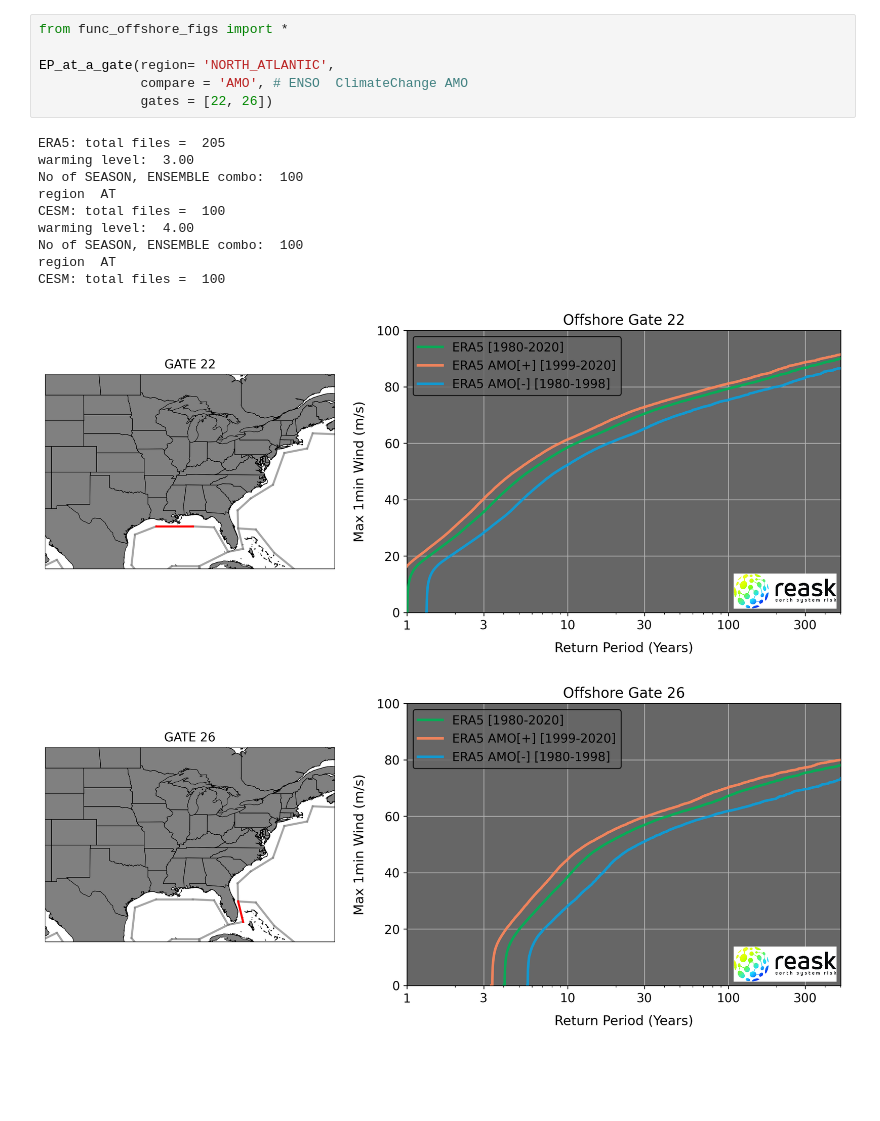
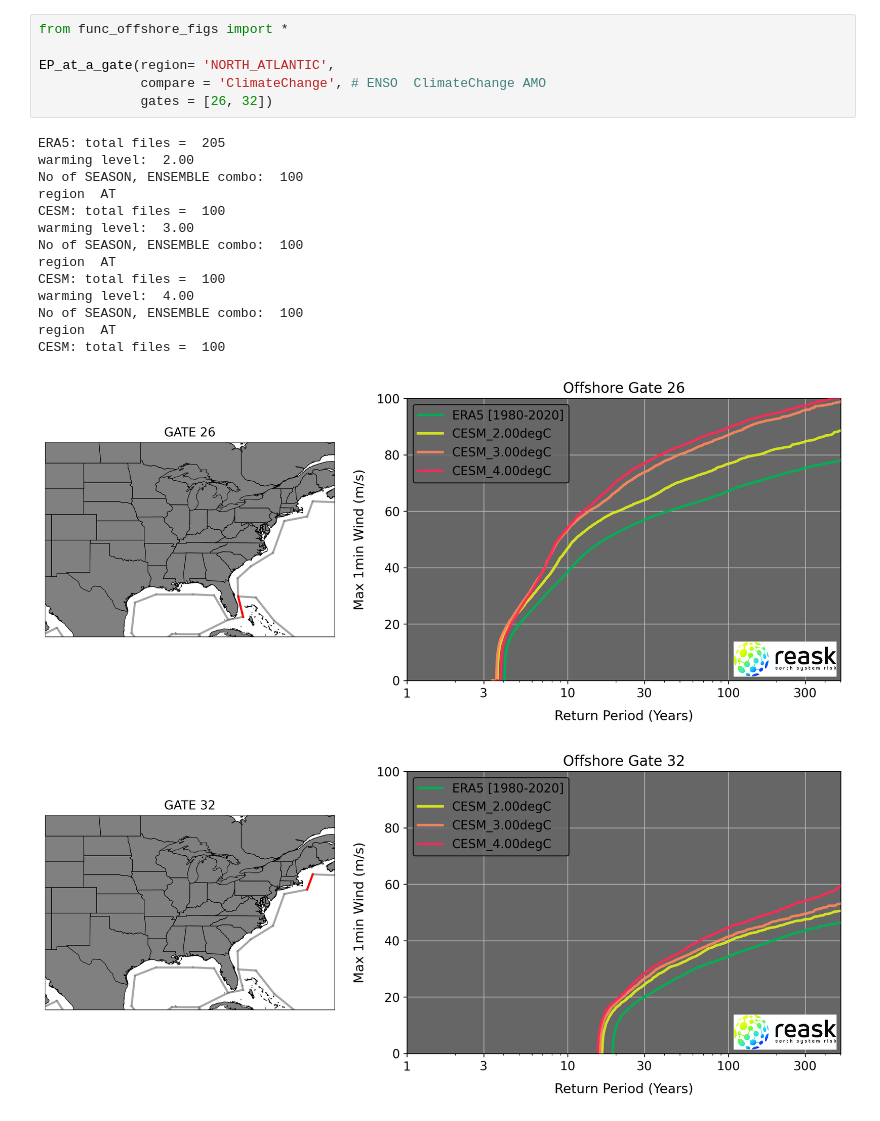
Before and after one commit to ballu1989/trackset_sample, a Jupyter notebook: plot_EP_at_gates.ipynb, the cells around one changed output. Drawn from its saved outputs; the diff is of its cells as text; blank space fills up the shorter version.

```diff
--- a/plot_EP_at_gates.ipynb
+++ b/plot_EP_at_gates.ipynb
@@ -1,18 +1,22 @@
 # %%
 from func_offshore_figs import *
 
 EP_at_a_gate(region= 'NORTH_ATLANTIC',
-             compare = 'AMO', # ENSO  ClimateChange AMO
-             gates = [22, 26])
+             compare = 'ClimateChange', # ENSO  ClimateChange AMO
+             gates = [26, 32])
 # %% [output]
 ERA5: total files =  205
+warming level:  2.00
+No of SEASON, ENSEMBLE combo:  100
+region  AT
+CESM: total files =  100
 warming level:  3.00
 No of SEASON, ENSEMBLE combo:  100
 region  AT
 CESM: total files =  100
 warming level:  4.00
 No of SEASON, ENSEMBLE combo:  100
 region  AT
 CESM: total files =  100
-[figure, old version]
+[figure, new version]
-[figure, old version]
+[figure, new version]
```
Also changed, not shown: 1 other file.
